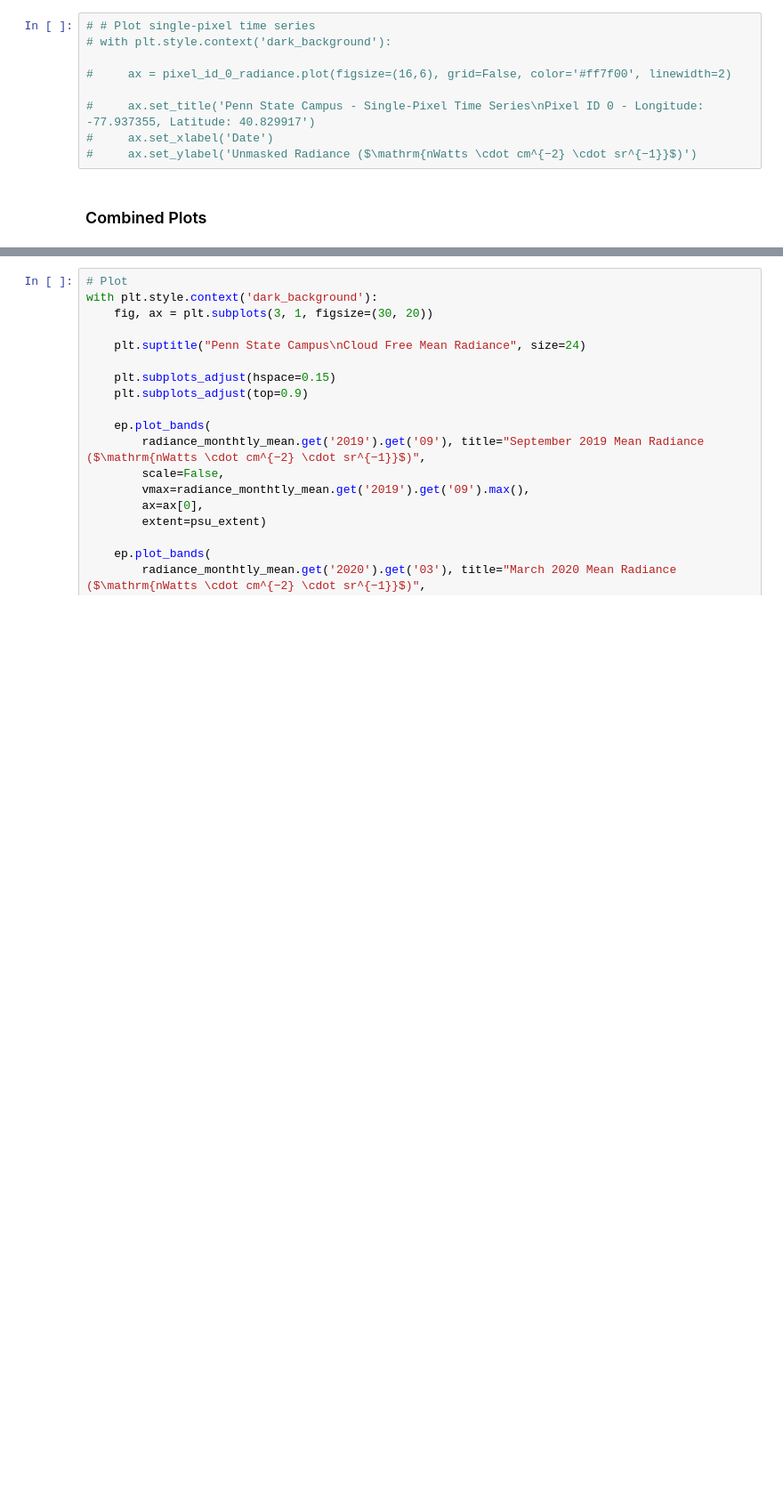
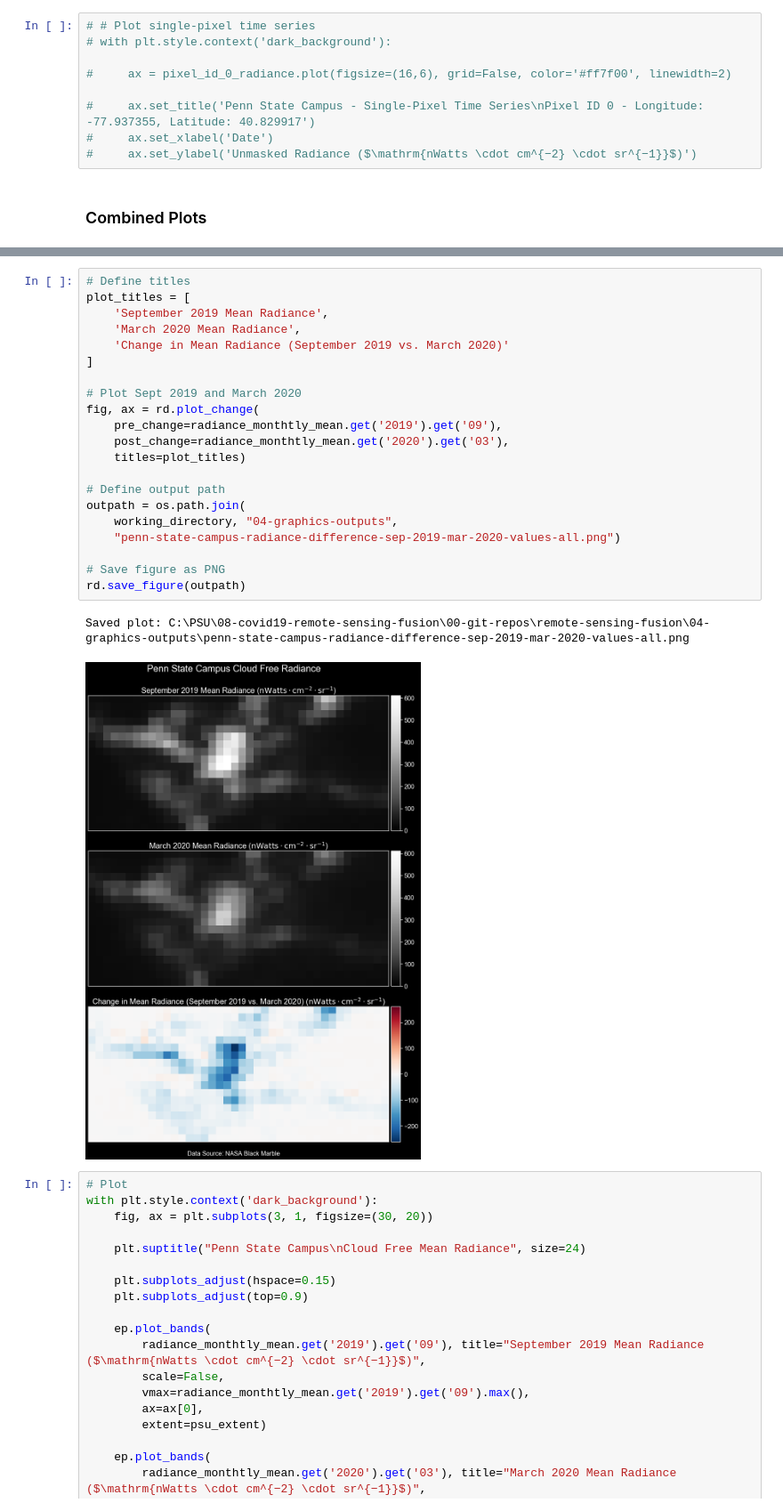
Before and after one commit to calekochenour/remote-sensing-fusion, a Jupyter notebook: 01-code-scripts/penn-state-black-marble-radiance.ipynb, the cells around one changed output, grey strips where cells are left out. Shown at 89% size. Cells and saved outputs as stored; diff of their text form; blank space fills up the shorter version.

Commit message:
Add function to plot two arrays and change in the same figure

```diff
--- a/01-code-scripts/penn-state-black-marble-radiance.ipynb
+++ b/01-code-scripts/penn-state-black-marble-radiance.ipynb
@@ -1226,3 +1371,27 @@ def plot_values_histogram(radiance)
+# %%
+# Define titles
+plot_titles = [
+    'September 2019 Mean Radiance',
+    'March 2020 Mean Radiance',
+    'Change in Mean Radiance (September 2019 vs. March 2020)'
+]
+
+# Plot Sept 2019 and March 2020
+fig, ax = rd.plot_change(
+    pre_change=radiance_monthtly_mean.get('2019').get('09'),
+    post_change=radiance_monthtly_mean.get('2020').get('03'),
+    titles=plot_titles)
+
+# Define output path
+outpath = os.path.join(
+    working_directory, "04-graphics-outputs",
+    "penn-state-campus-radiance-difference-sep-2019-mar-2020-values-all.png")
+
+# Save figure as PNG
+rd.save_figure(outpath)
+# %% [output]
+Saved plot: C:\PSU\08-covid19-remote-sensing-fusion\00-git-repos\remote-sensing-fusion\04-graphics-outputs\penn-state-campus-radiance-difference-sep-2019-mar-2020-values-all.png
+[figure, added]
 # %%
 # Plot
 with plt.style.context('dark_background'):
```
Also changed, not shown: parts of 4 cells of this notebook, 1 other file.
